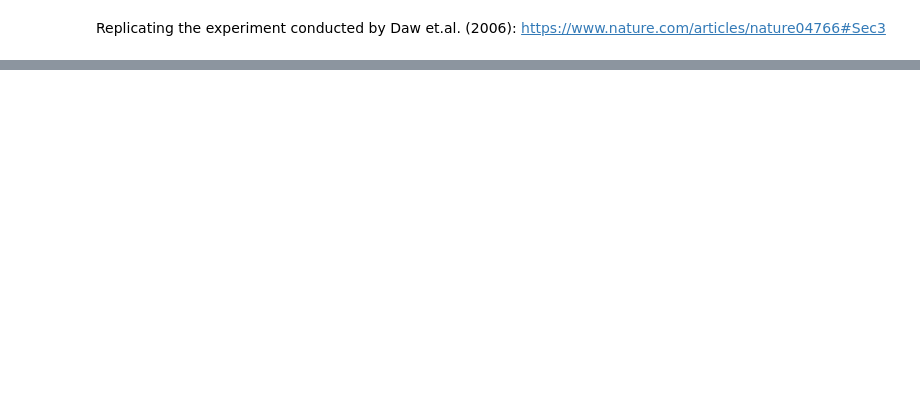
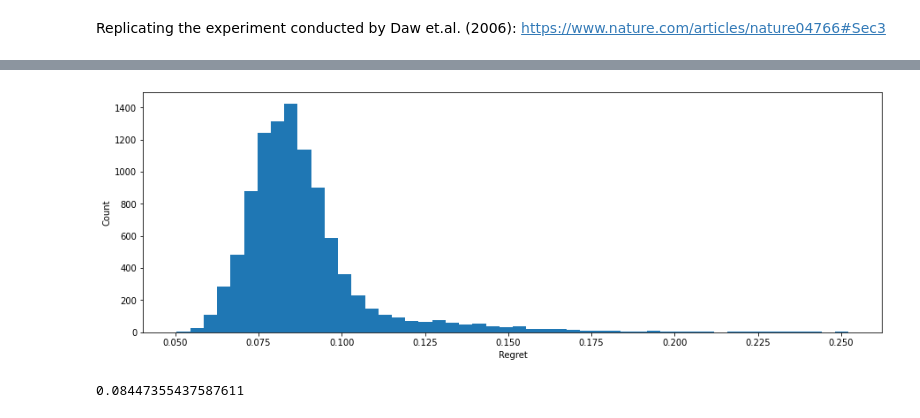
Before and after one commit to exie1/Complex-systems-EE, a Jupyter notebook: multiArmBandit_dynamic.ipynb, the cells around one changed output, grey strips where cells are left out. Saved outputs shown, nothing was run; the diff lists cells and outputs as text; code cells hidden in the pictures; blank space fills up the shorter version.

```diff
--- a/multiArmBandit_dynamic.ipynb
+++ b/multiArmBandit_dynamic.ipynb
@@ -186,0 +176,10 @@ Number of times sampled:  blue: 0.37, green: 0.24, red: 0.18, orange: 0.2
+# %%
+fig,ax = plt.subplots(figsize=(15,5))
+plt.hist(softmax_regret,50)
+plt.xlabel('Regret')
+plt.ylabel('Count')
+plt.show()
+np.median(softmax_regret)
+# %% [output]
+[figure, added]
+0.08447355437587611
```
Also changed, not shown: parts of 8 cells of this notebook, 2 other files.
